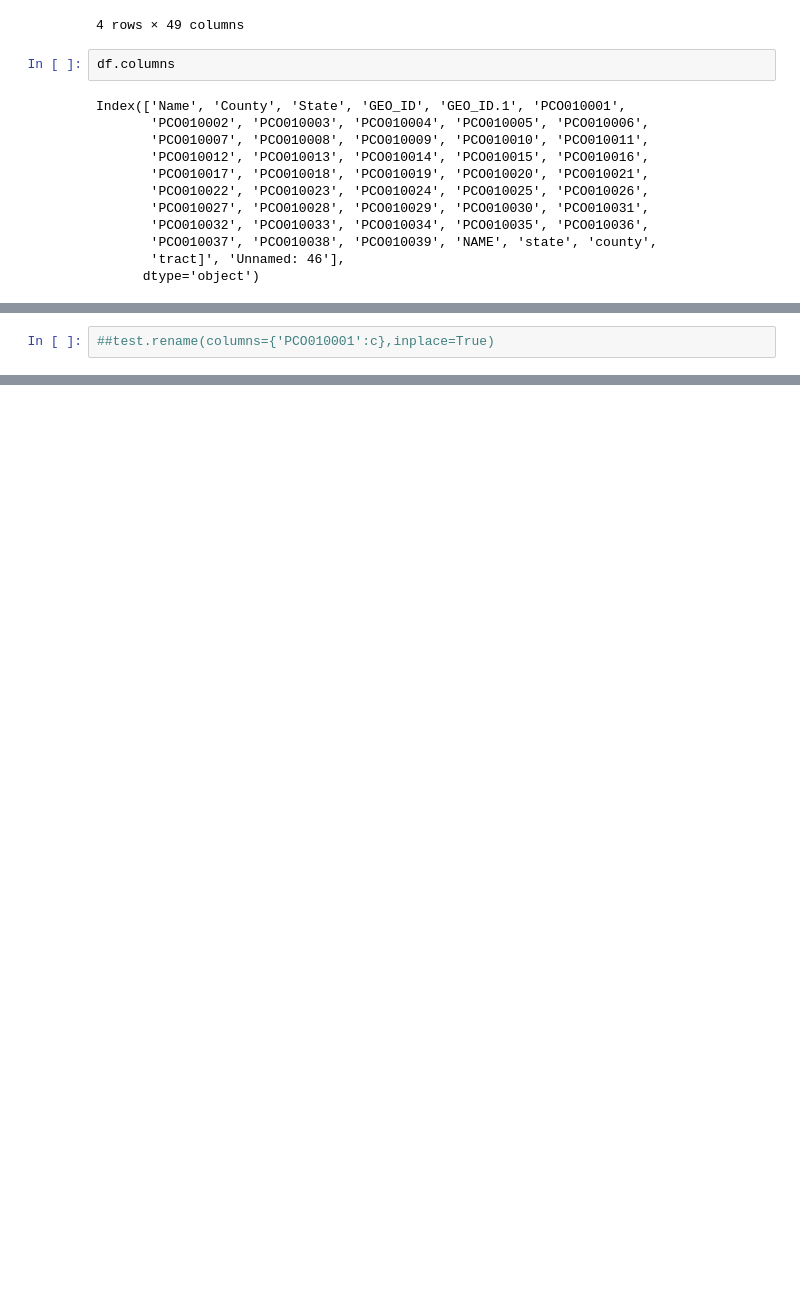
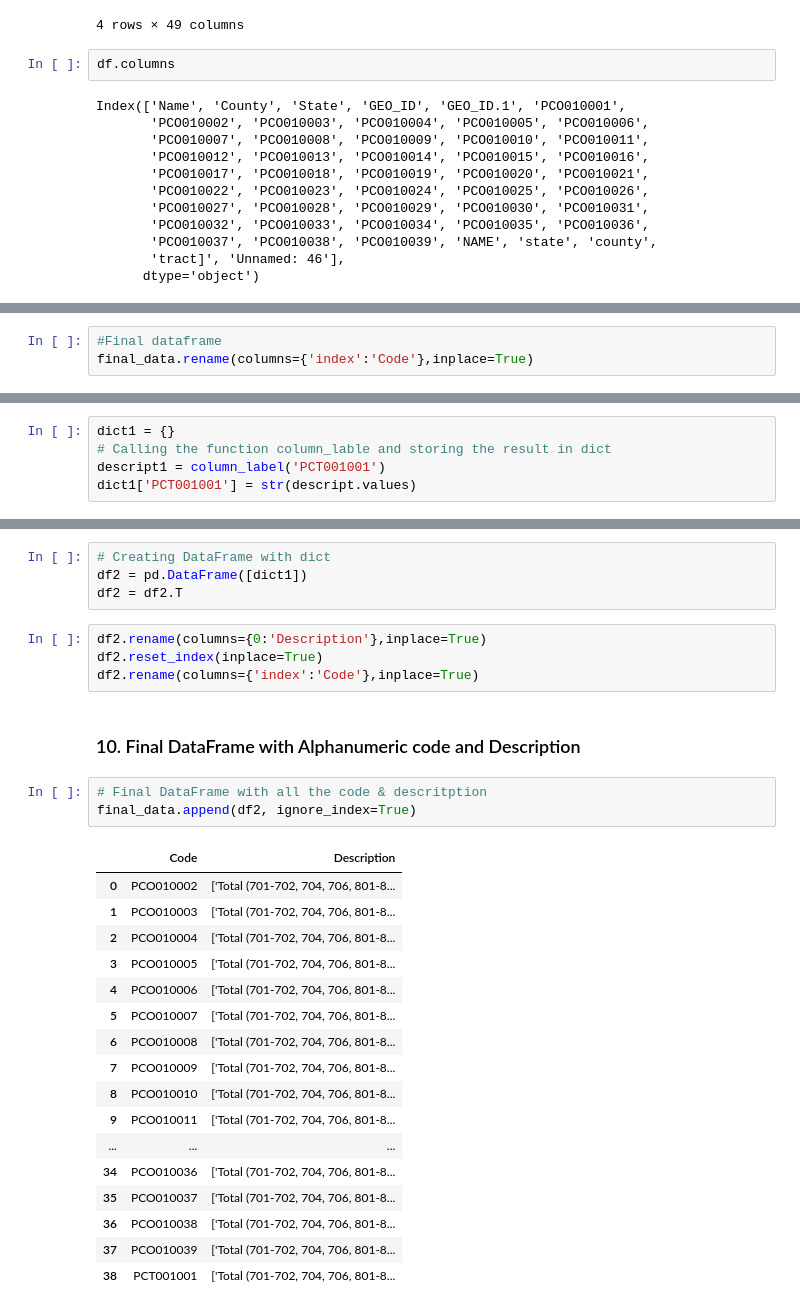
Before and after one commit to GayathriUNT/Nexstep, a Jupyter notebook: First_Internship_Project.ipynb, the cells around one changed output, grey strips where cells are left out. Cells and saved outputs as stored; diff of their text form; blank space fills up the shorter version.

```diff
--- a/First_Internship_Project.ipynb
+++ b/First_Internship_Project.ipynb
@@ -129,2 +187,3 @@ Total (701-702, 704, 706, 801-802, 900-901, 903-904)
 # %%
-##test.rename(columns={'PCO010001':c},inplace=True)
+#Final dataframe
+final_data.rename(columns={'index':'Code'},inplace=True)
@@ -130,0 +241,5 @@ Total (701-702, 704, 706, 801-802, 900-901, 903-904)
+# %%
+dict1 = {}
+# Calling the function column_lable and storing the result in dict
+descript1 = column_label('PCT001001')
+dict1['PCT001001'] = str(descript.values)
@@ -130,0 +248,31 @@ Total (701-702, 704, 706, 801-802, 900-901, 903-904)
+# %%
+# Creating DataFrame with dict
+df2 = pd.DataFrame([dict1])
+df2 = df2.T
+# %%
+df2.rename(columns={0:'Description'},inplace=True)
+df2.reset_index(inplace=True)
+df2.rename(columns={'index':'Code'},inplace=True)
+# %% [markdown]
+### 10. Final DataFrame with Alphanumeric code and Description <a id='8_load_total'></a>
+# %%
+# Final DataFrame with all the code & descritption
+final_data.append(df2, ignore_index=True)
+# %% [output]
+|  | Code | Description |
+| 0 | PCO010002 | ['Total (701-702, 704, 706, 801-8... |
+| 1 | PCO010003 | ['Total (701-702, 704, 706, 801-8... |
+| 2 | PCO010004 | ['Total (701-702, 704, 706, 801-8... |
+| 3 | PCO010005 | ['Total (701-702, 704, 706, 801-8... |
+| 4 | PCO010006 | ['Total (701-702, 704, 706, 801-8... |
+| 5 | PCO010007 | ['Total (701-702, 704, 706, 801-8... |
+| 6 | PCO010008 | ['Total (701-702, 704, 706, 801-8... |
+| 7 | PCO010009 | ['Total (701-702, 704, 706, 801-8... |
+| 8 | PCO010010 | ['Total (701-702, 704, 706, 801-8... |
+| 9 | PCO010011 | ['Total (701-702, 704, 706, 801-8... |
+| ... | ... | ... |
+| 34 | PCO010036 | ['Total (701-702, 704, 706, 801-8... |
+| 35 | PCO010037 | ['Total (701-702, 704, 706, 801-8... |
+| 36 | PCO010038 | ['Total (701-702, 704, 706, 801-8... |
+| 37 | PCO010039 | ['Total (701-702, 704, 706, 801-8... |
+| 38 | PCT001001 | ['Total (701-702, 704, 706, 801-8... |
```
Also changed, not shown: parts of 35 cells of this notebook.
